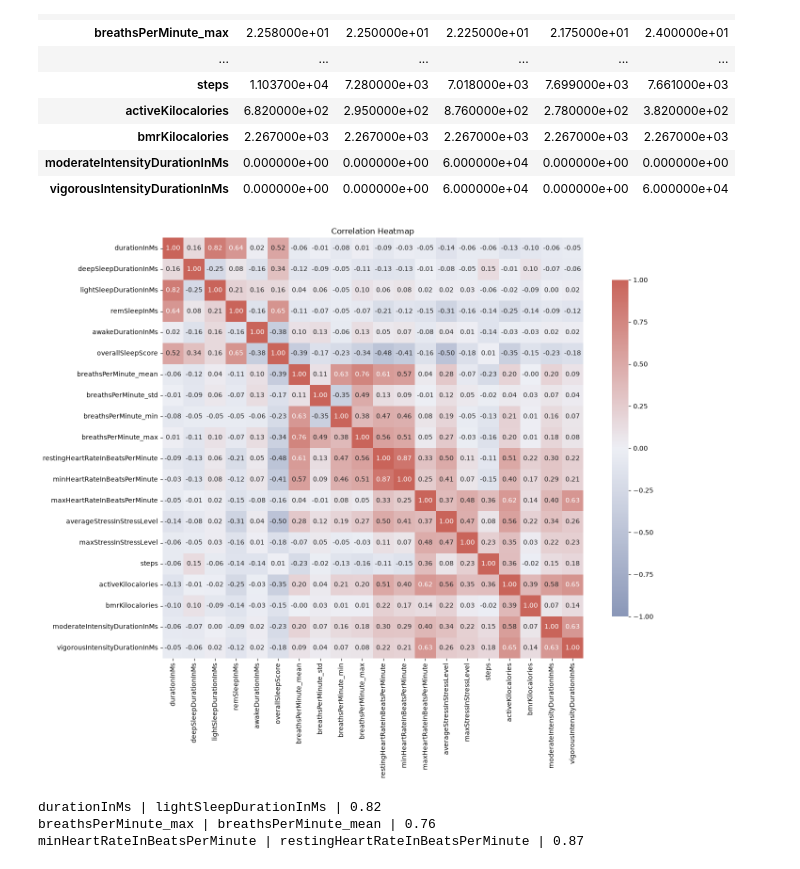
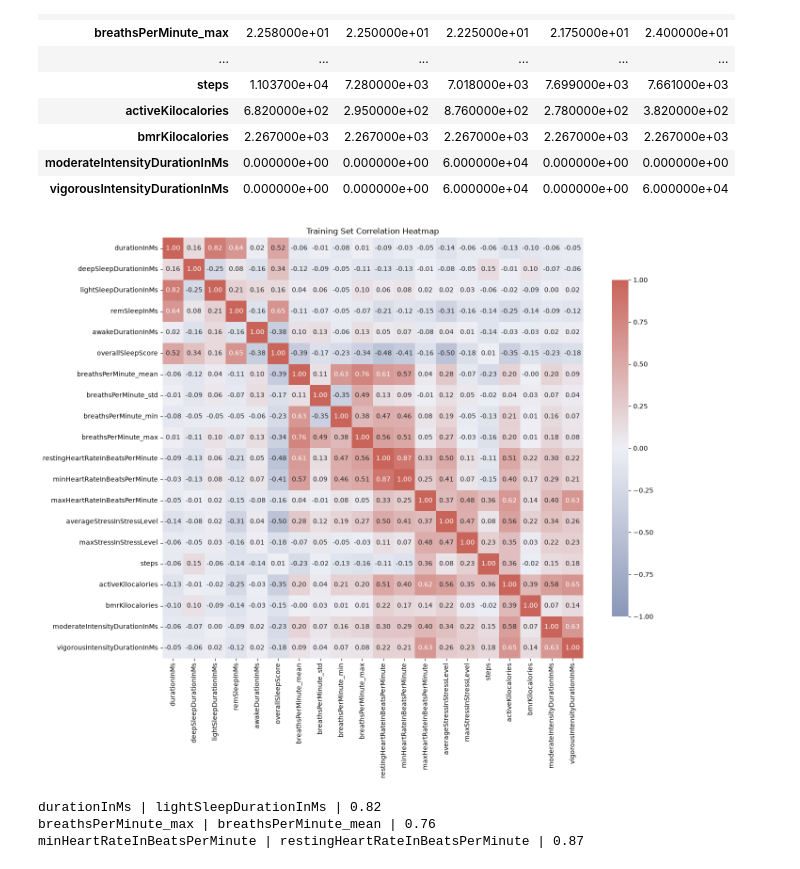
Before and after one commit to meauxcodes/applied-ml-project, a Jupyter notebook: scripts/notebooks/naive_bayes.ipynb, the cells around one changed output. Saved outputs shown, nothing was run; the diff lists cells and outputs as text; code cells hidden in the pictures.

```diff
--- a/scripts/notebooks/naive_bayes.ipynb
+++ b/scripts/notebooks/naive_bayes.ipynb
@@ -8,6 +8,6 @@ from sklearn.metrics import confusion_matrix, ConfusionMatrixDisplay, accuracy_s
 from sklearn.naive_bayes import MultinomialNB, GaussianNB
 from sklearn.preprocessing import StandardScaler, KBinsDiscretizer
 # %%
-nb_labeled = pd.read_csv("../../data/clean/nb_labeled.csv")
-nb_labeled.head().T
+nb_labeled = pd.read_csv("../../data/clean/naivebayes/nb_labeled.csv")
+nb_labeled.head(8).T.round(2)
 # %% [output]
@@ -95,19 +95,19 @@ X_train shape: (15003, 20)
 # %%
 x_train_corr = X_train.corr() #store correlation data
 x_train_correlation_data = x_train_corr.copy()
 
 site_cmap = LinearSegmentedColormap.from_list("site_diverging", ["#8A97B8", "#EDEFF5", "#C9645A"]) #establish suite of theme colors for future correlation heatmap scheme
 
 # Plotting the heatmap
 plt.figure(figsize=(15,12))
 sns.heatmap(x_train_correlation_data, annot=True, fmt=".2f", cmap=site_cmap, vmin=-1, vmax=1, center=0,
             square=True, cbar_kws={"shrink": .8})
-plt.title("Correlation Heatmap")
+plt.title("Training Set Correlation Heatmap")
 plt.tight_layout()
-
+plt.savefig("../../images/naivebayes/nb_correlation_heatmap.png", dpi=150, bbox_inches="tight")
 plt.show()
 # %% [output]
-[figure, old version]
+[figure, new version]
 # %%
 # code to identify the correlated features above 75%
 x_train_corr_columns = list(x_train_correlation_data.columns)
```
Also changed, not shown: parts of 6 cells of this notebook, 16 other files.
